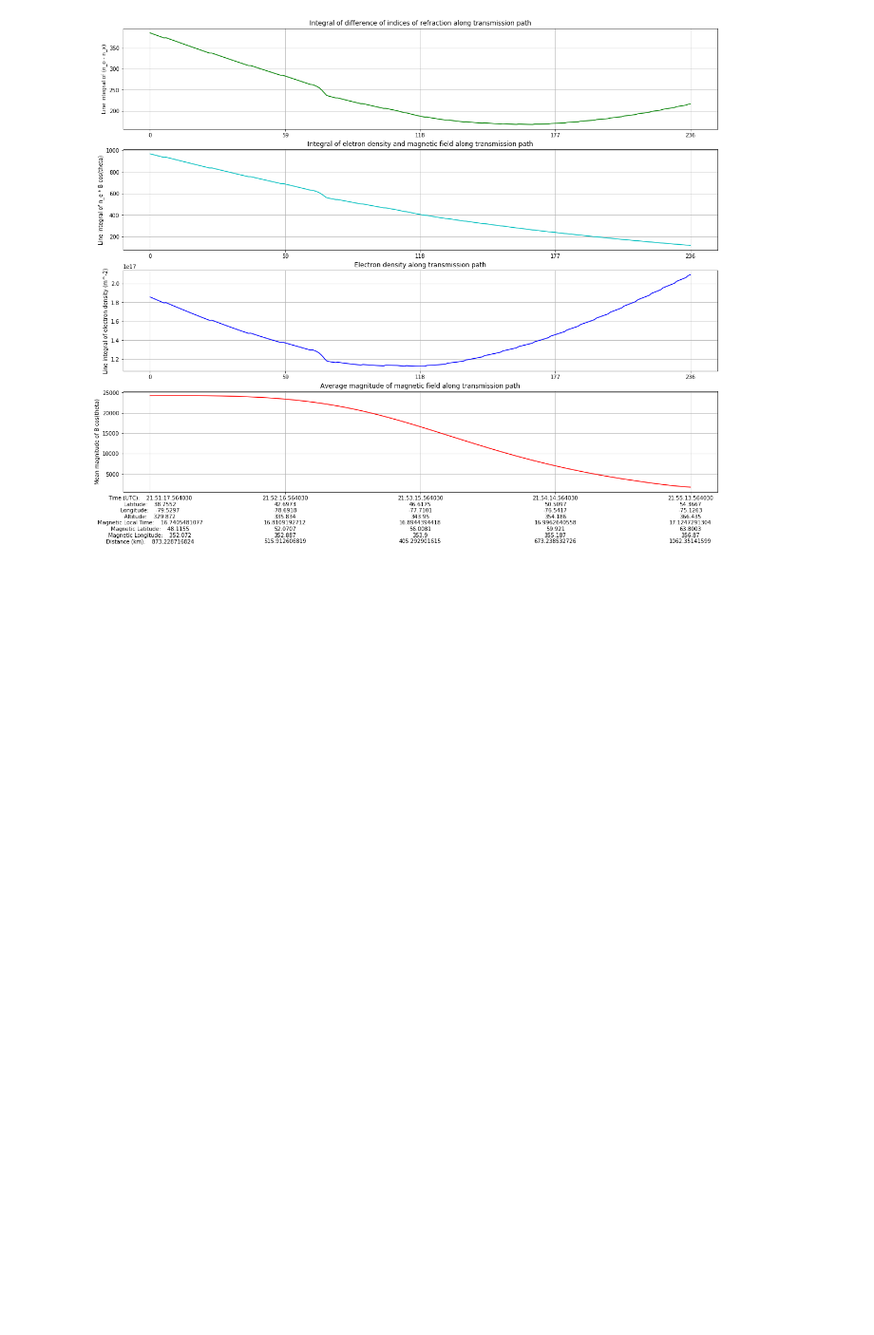
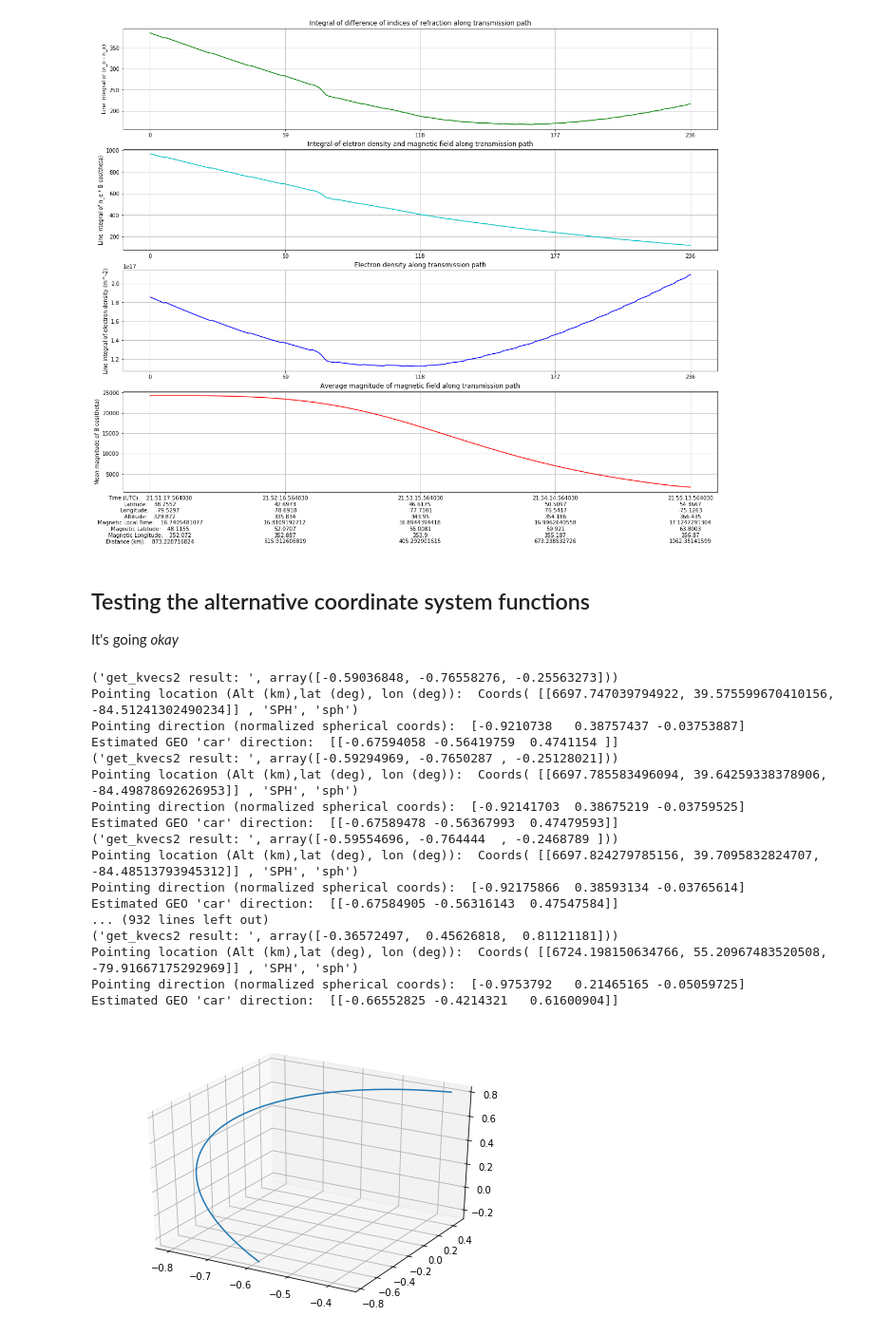
Before and after one commit to dfairbairn/rriephtk, a Jupyter notebook: OttawaPlots.ipynb, the cells around one changed output. Shown at 95% size. Drawn from its saved outputs; the diff is of its cells as text; code cells hidden in the pictures; blank space fills up the shorter version.

```diff
--- a/OttawaPlots.ipynb
+++ b/OttawaPlots.ipynb
@@ -1295,3 +1289,62 @@ plt.show()
 # %% [output]
 5
 [figure]
+# %% [markdown]
+## Testing the alternative coordinate system functions
+It's going *okay*
+# %%
+
+lons18,lats18,alts18,ephtimes18 = data_utils.get_rri_ephemeris(data_utils.get_ottawa_data('20160418')[0])
+
+angs = []
+angs2 = []
+kvs = []
+kvs2 = []
+bvs = []
+bvs2 = []
+for i in range(len(alts18)):
+    lon18 = lons18[i]
+    lat18 = lats18[i]
+    alt18 = alts18[i]
+    ephtime18 = ephtimes18[i]
+    time18 = ephem_to_datetime(ephtime18)
+    kv2 = get_kvec2(lon18,lat18,alt18)
+    kvs2.append(kv2)
+    kv = get_kvecs(lon18,lat18,alt18)
+    kvs.append(kv)
+    bv2 = get_bvec2(lon18,lat18,alt18,time18)
+    bvs2.append(bv2)
+    ang2 = get_aspect_angle(kv2,bv2)
+    angs2.append(ang2)
+    bv = get_bvec(lon18,lat18,alt18,time18)
+    ang = get_aspect_angle(kv,bv)
+    angs.append(ang)
+    bvs.append(bv)
+
+from mpl_toolkits.mplot3d import Axes3D
+fig = plt.figure()
+ax = Axes3D(fig)
+dxs = [d[0] for d in kvs2]
+dys = [d[1] for d in kvs2]
+dzs = [d[2] for d in kvs2]
+Axes3D.plot(ax,dxs,dys,zs=dzs)
+plt.show()
+# %% [output]
+('get_kvecs2 result: ', array([-0.59036848, -0.76558276, -0.25563273]))
+Pointing location (Alt (km),lat (deg), lon (deg)):  Coords( [[6697.747039794922, 39.575599670410156, -84.51241302490234]] , 'SPH', 'sph')
+Pointing direction (normalized spherical coords):  [-0.9210738   0.38757437 -0.03753887]
+Estimated GEO 'car' direction:  [[-0.67594058 -0.56419759  0.4741154 ]]
+('get_kvecs2 result: ', array([-0.59294969, -0.7650287 , -0.25128021]))
+Pointing location (Alt (km),lat (deg), lon (deg)):  Coords( [[6697.785583496094, 39.64259338378906, -84.49878692626953]] , 'SPH', 'sph')
+Pointing direction (normalized spherical coords):  [-0.92141703  0.38675219 -0.03759525]
+Estimated GEO 'car' direction:  [[-0.67589478 -0.56367993  0.47479593]]
+('get_kvecs2 result: ', array([-0.59554696, -0.764444  , -0.2468789 ]))
+Pointing location (Alt (km),lat (deg), lon (deg)):  Coords( [[6697.824279785156, 39.7095832824707, -84.48513793945312]] , 'SPH', 'sph')
+Pointing direction (normalized spherical coords):  [-0.92175866  0.38593134 -0.03765614]
+Estimated GEO 'car' direction:  [[-0.67584905 -0.56316143  0.47547584]]
+... (932 lines left out)
+('get_kvecs2 result: ', array([-0.36572497,  0.45626818,  0.81121181]))
+Pointing location (Alt (km),lat (deg), lon (deg)):  Coords( [[6724.198150634766, 55.20967483520508, -79.91667175292969]] , 'SPH', 'sph')
+Pointing direction (normalized spherical coords):  [-0.9753792   0.21465165 -0.05059725]
+Estimated GEO 'car' direction:  [[-0.66552825 -0.4214321   0.61600904]]
+[figure, added]
```
Also changed, not shown: parts of 5 cells of this notebook, 2 other files.
